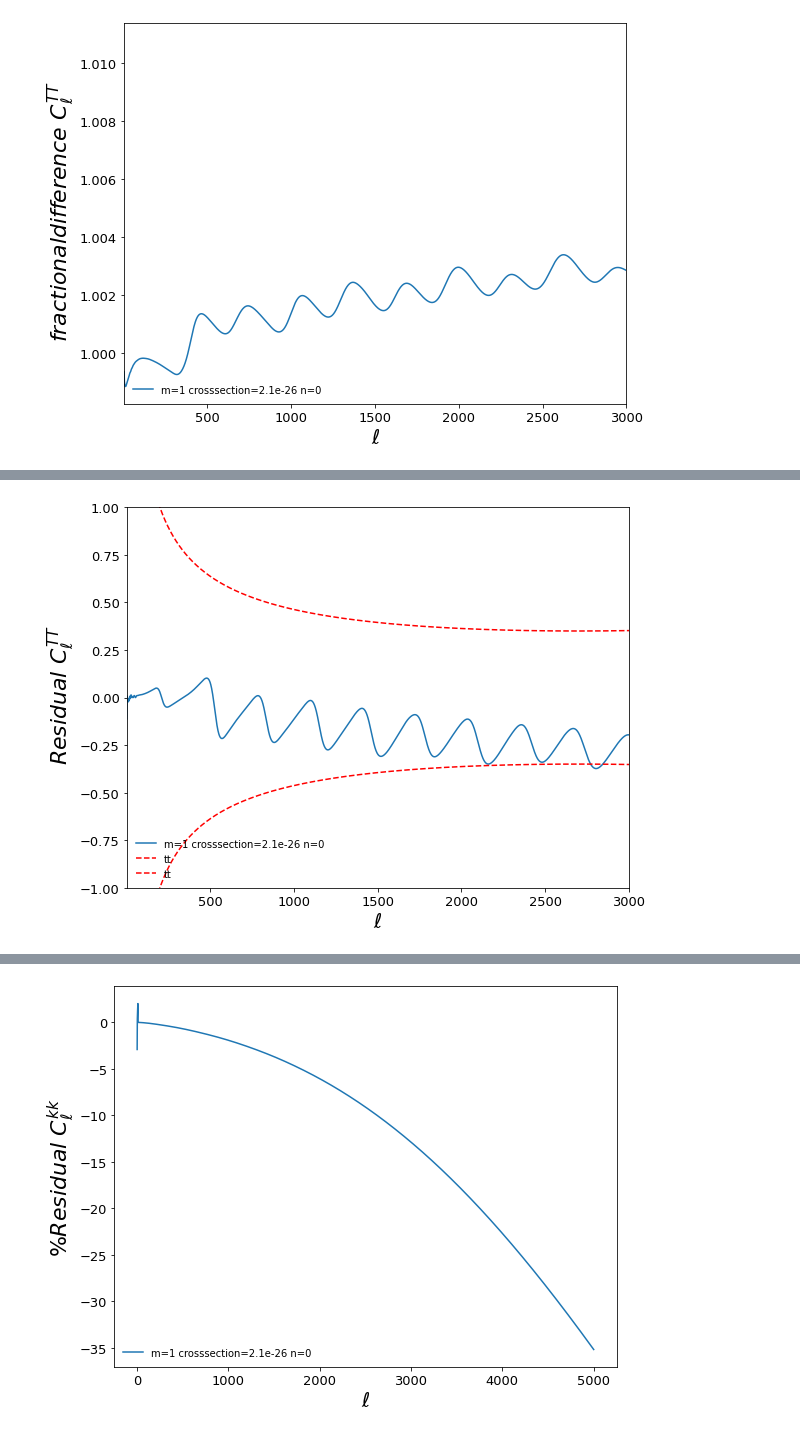
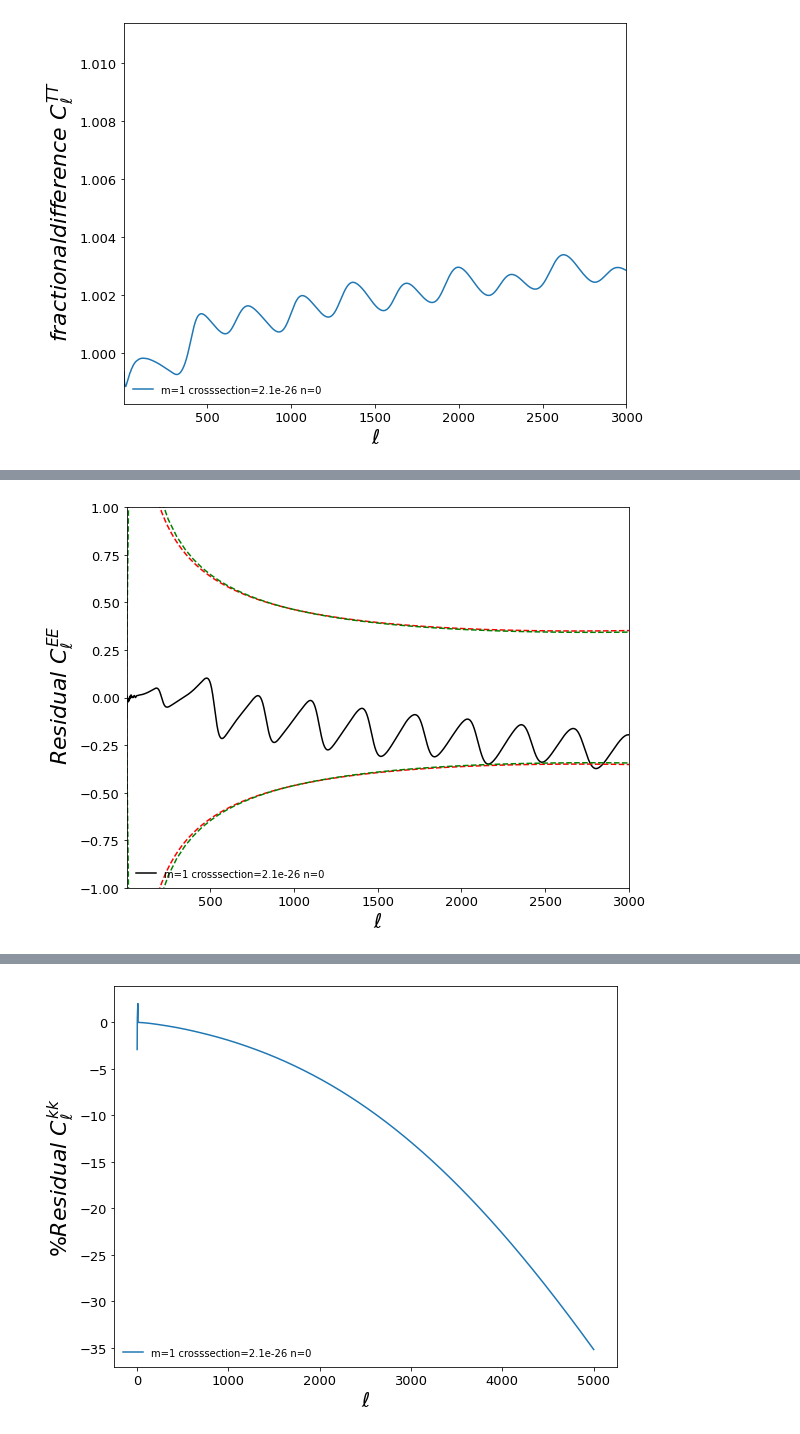
Before and after one commit to iej2106/fisher_dmb, a Jupyter notebook: residual_plots.ipynb, the cells around one changed output, grey strips where cells are left out. Drawn from its saved outputs; the diff is of its cells as text; code cells hidden in the pictures.

```diff
--- a/residual_plots.ipynb
+++ b/residual_plots.ipynb
@@ -120,0 +121,25 @@ plt.show()
+# %%
+bin_e_tt_p = []
+
+sum_i =0
+for n, i in enumerate(e_tt_p[:3000]):
+    if n %49 == 0:
+        bin_e_tt_p.append(1.0* sum_i / 50)
+        sum_i = 0
+    sum_i += i
+
+bin_e_ee_p = []
+
+for n, i in enumerate(e_ee_p[:3000]):
+    if n %49 == 0:
+        bin_e_ee_p.append(1.0* sum_i / 50)
+        sum_i = 0
+    sum_i += i
+
+bin_e_kk_p = []
+
+for n, i in enumerate(e_kk_p[:3000]):
+    if n %49 == 0:
+        bin_e_kk_p.append(1.0* sum_i / 50)
+        sum_i = 0
+    sum_i += i
@@ -121,18 +166,20 @@ plt.show()
 # %%
 fig, ax = plt.subplots(figsize=(9, 7))
-plt.plot( 100*(cl_EE_2 - cl_EE_1) /cl_EE_1,label="m={} crosssection={} n={} ".format(str(dm_mass_2),str(sigma_dmb_2),str(n_power_2)))
-plt.plot(ell_1,100*(e_tt_p/np.sqrt(50)), 'r--',label="tt")
-plt.plot(ell_1,-100*(e_tt_p/np.sqrt(50)), 'r--',label="tt")
+plt.plot( 100*(cl_EE_2 - cl_EE_1) /cl_EE_1,'k-',label="m={} crosssection={} n={} ".format(str(dm_mass_2),str(sigma_dmb_2),str(n_power_2)))
+plt.plot(ell_1,100*(e_tt_p/np.sqrt(50)), 'r--')
+plt.plot(ell_1,-100*(e_tt_p/np.sqrt(50)), 'r--')
+plt.plot([i* 50 for i in range(len(bin_e_ee_p))], 100*(bin_e_ee_p/np.sqrt(50)), 'g--')
+plt.plot([i* 50 for i in range(len(bin_e_ee_p))], -100*(bin_e_ee_p/np.sqrt(50)), 'g--')
 
-plt.ylabel(r'$\ Residual    \ C_{\ell}^{TT}$',size=22)
+plt.ylabel(r'$\ Residual    \ C_{\ell}^{EE}$',size=22)
 plt.xlabel(r'$\ell$',size=20)
 plt.xticks(fontsize=13)
 plt.yticks(fontsize=13)
 plt.legend(loc='lower left', frameon=False)
 plt.xlim([2, 3000])
 plt.ylim(-1,1)
 
 plt.show()
-#fig.savefig("fisher_plots/residual_CL_EE_n={}_m={}_sigma_.png".format(str(n_power_2),str(dm_mass_2)))
+fig.savefig("fisher_plots/residual_CL_EE_n={}_m={}_sigma_.png".format(str(n_power_2),str(dm_mass_2)))
 # %% [output]
-[figure, old version]
+[figure, new version]
```
Also changed, not shown: parts of 6 cells of this notebook.
